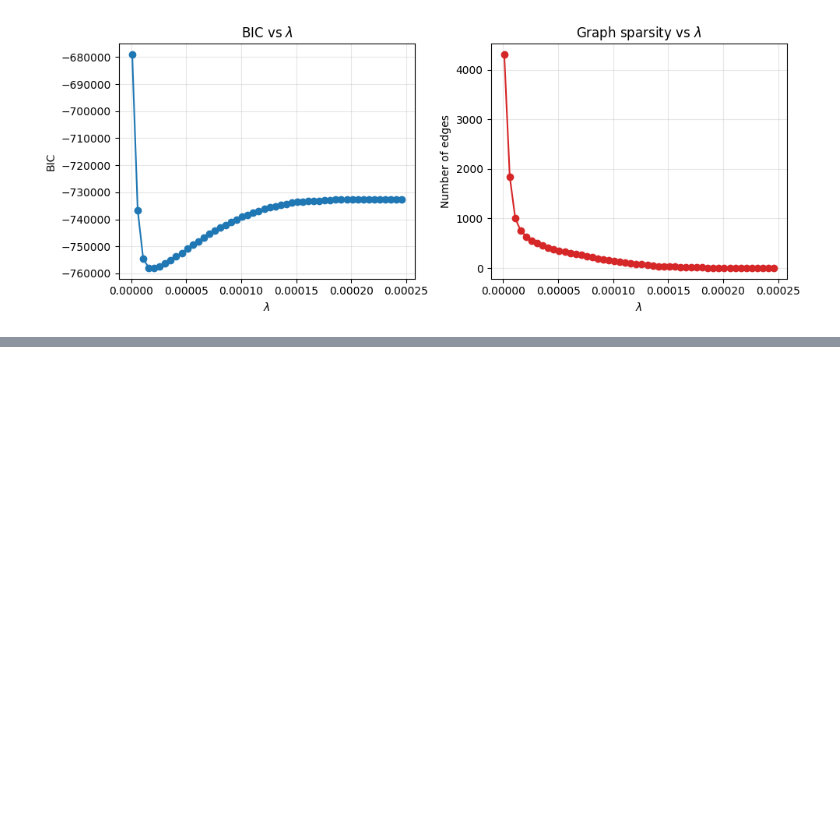
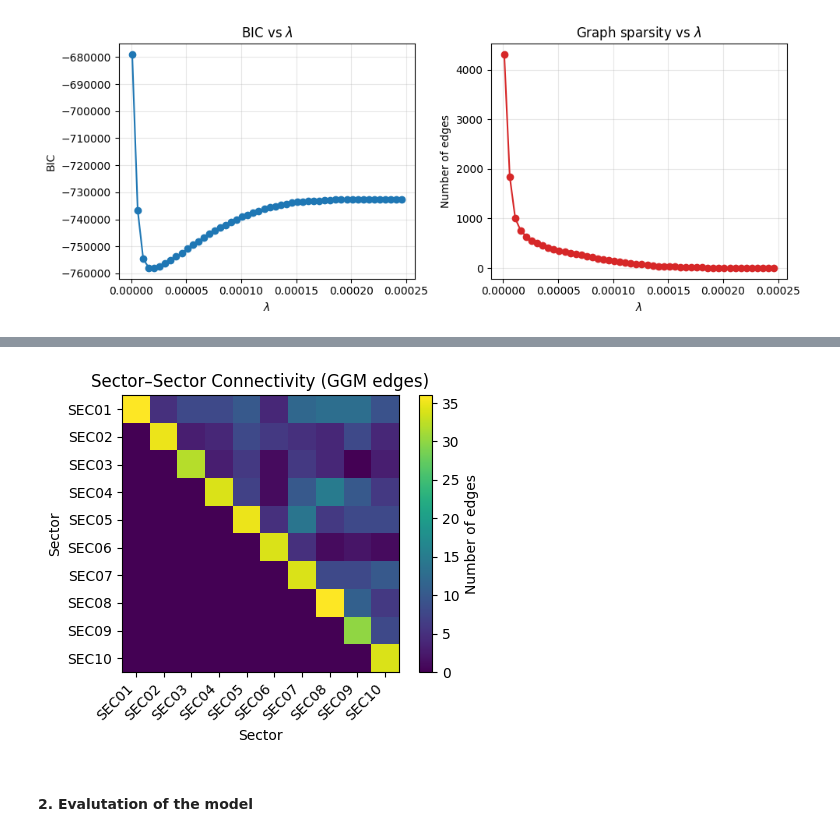
Before and after one commit to MassilGG/Graphical_Models, a Jupyter notebook: PartII.ipynb, the cells around one changed output, grey strips where cells are left out. Drawn from its saved outputs; the diff is of its cells as text; code cells hidden in the pictures; blank space fills up the shorter version.

```diff
--- a/PartII.ipynb
+++ b/PartII.ipynb
@@ -485,0 +496,5 @@ plt.show()
+# %%
+# Choose the best model according to BIC criteria
+S_train = np.cov(X_train, rowvar=False, bias=False)
+Theta = graphical_lasso_from_cov(S_train,best_lam_bic)
+Sigma_hat = np.linalg.inv(Theta)
@@ -486,4 +509,14 @@ plt.show()
 # %%
-S_train = np.cov(X, rowvar=False, bias=False)
-Theta = graphical_lasso_from_cov(S_train,5e-5)
-Sigma_hat = np.linalg.inv(Theta)
+# Compute characteristics
+thr = 1e-5
+p = Theta.shape[0]
+iu, ju = np.triu_indices(p, k=1)
+edges = np.sum(np.abs(Theta[iu, ju]) > thr)
+possible = p * (p - 1) // 2
+density = edges / possible
+sparsity = 1.0 - density
+
+print("Nodes: ", p)
+print("Edges: ", int(edges))
+print("Density: ", float(density))
+print("Sparsity: ", float(sparsity))
@@ -675,0 +594,28 @@ plt.show()
+# %%
+fig, ax = plt.subplots(figsize=(5,4))
+
+im = ax.imshow(sector_matrix.values)
+
+# Ticks & labels
+ax.set_xticks(np.arange(len(sector_matrix.columns)))
+ax.set_yticks(np.arange(len(sector_matrix.index)))
+ax.set_xticklabels(sector_matrix.columns, rotation=45, ha="right")
+ax.set_yticklabels(sector_matrix.index)
+
+# Colorbar
+cbar = fig.colorbar(im, ax=ax)
+cbar.set_label("Number of edges")
+
+ax.set_title("Sector–Sector Connectivity (GGM edges)")
+ax.set_xlabel("Sector")
+ax.set_ylabel("Sector")
+
+plt.tight_layout()
+
+out_path = "results/Sector_connectivity.png"
+plt.savefig(out_path)
+plt.show()
+# %% [output]
+[figure, added]
+# %% [markdown]
+#### **2. Evalutation of the model**
```
Also changed, not shown: parts of 26 cells of this notebook, 7 other files.
